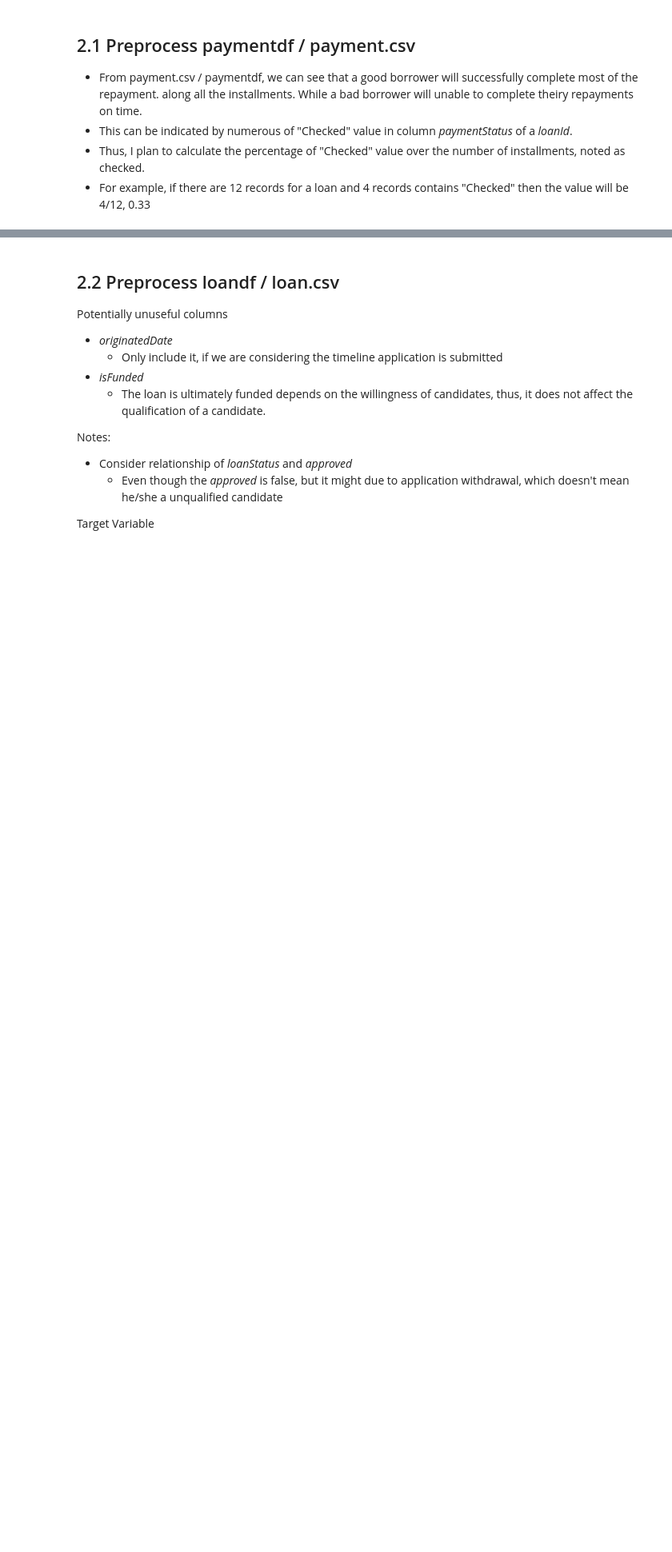
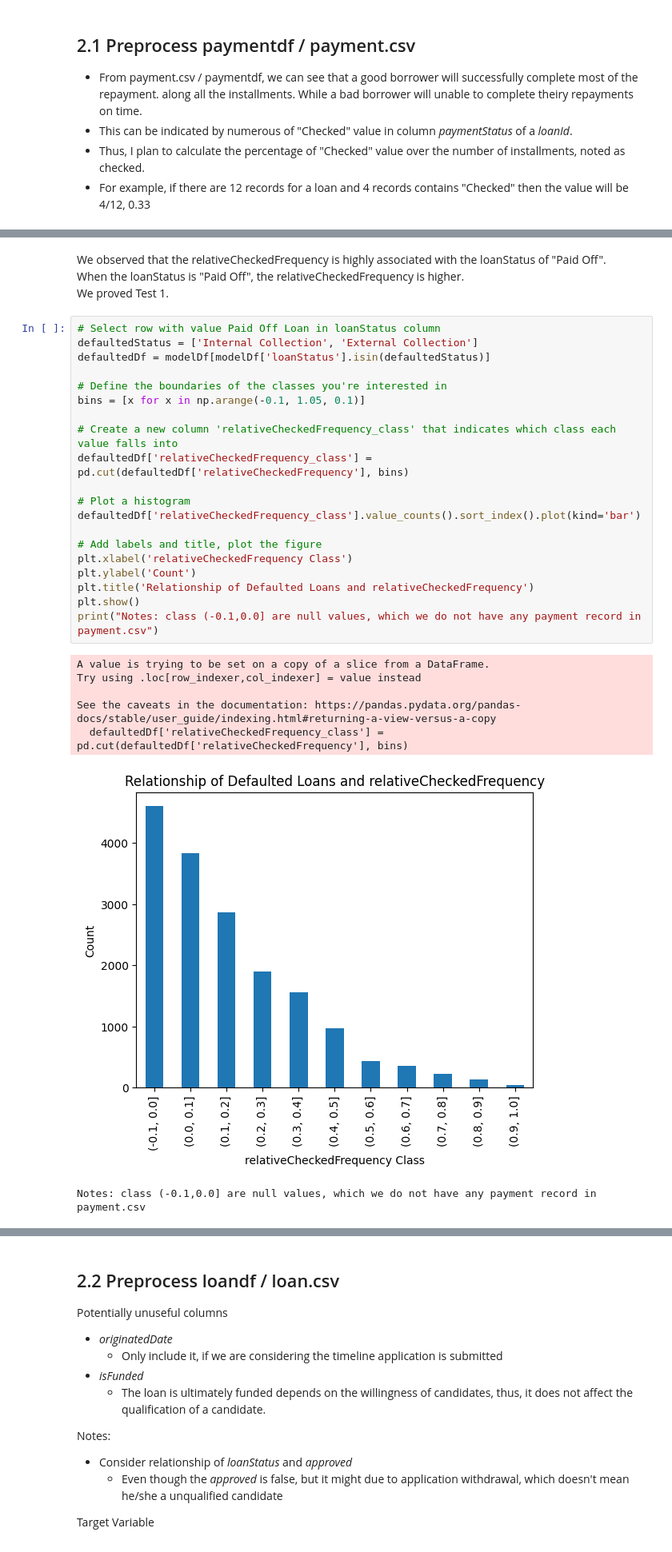
Before and after one commit to ahdeanlau/Credit_Score_Prediction, a Jupyter notebook: Exploratory_Data_analysis.ipynb, the cells around one changed output, grey strips where cells are left out. Shown at 80% size. Saved outputs shown, nothing was run; the diff lists cells and outputs as text; blank space fills up the shorter version.

```diff
--- a/Exploratory_Data_analysis.ipynb
+++ b/Exploratory_Data_analysis.ipynb
@@ -172,0 +209,32 @@ modelDf.head()
+# %% [markdown]
+We observed that the relativeCheckedFrequency is highly associated with the loanStatus of "Paid Off".
+When the loanStatus is "Paid Off", the relativeCheckedFrequency is higher.
+We proved Test 1.
+# %%
+# Select row with value Paid Off Loan in loanStatus column
+defaultedStatus = ['Internal Collection', 'External Collection']
+defaultedDf = modelDf[modelDf['loanStatus'].isin(defaultedStatus)]
+
+# Define the boundaries of the classes you're interested in
+bins = [x for x in np.arange(-0.1, 1.05, 0.1)]
+
+# Create a new column 'relativeCheckedFrequency_class' that indicates which class each value falls into
+defaultedDf['relativeCheckedFrequency_class'] = pd.cut(defaultedDf['relativeCheckedFrequency'], bins)
+
+# Plot a histogram
+defaultedDf['relativeCheckedFrequency_class'].value_counts().sort_index().plot(kind='bar')
+
+# Add labels and title, plot the figure
+plt.xlabel('relativeCheckedFrequency Class')
+plt.ylabel('Count')
+plt.title('Relationship of Defaulted Loans and relativeCheckedFrequency')
+plt.show()
+print("Notes: class (-0.1,0.0] are null values, which we do not have any payment record in payment.csv")
+# %% [output]
+A value is trying to be set on a copy of a slice from a DataFrame.
+Try using .loc[row_indexer,col_indexer] = value instead
+
+See the caveats in the documentation: https://pandas.pydata.org/pandas-docs/stable/user_guide/indexing.html#returning-a-view-versus-a-copy
+  defaultedDf['relativeCheckedFrequency_class'] = pd.cut(defaultedDf['relativeCheckedFrequency'], bins)
+[figure, added]
+Notes: class (-0.1,0.0] are null values, which we do not have any payment record in payment.csv
```
Also changed, not shown: parts of 7 cells of this notebook.
